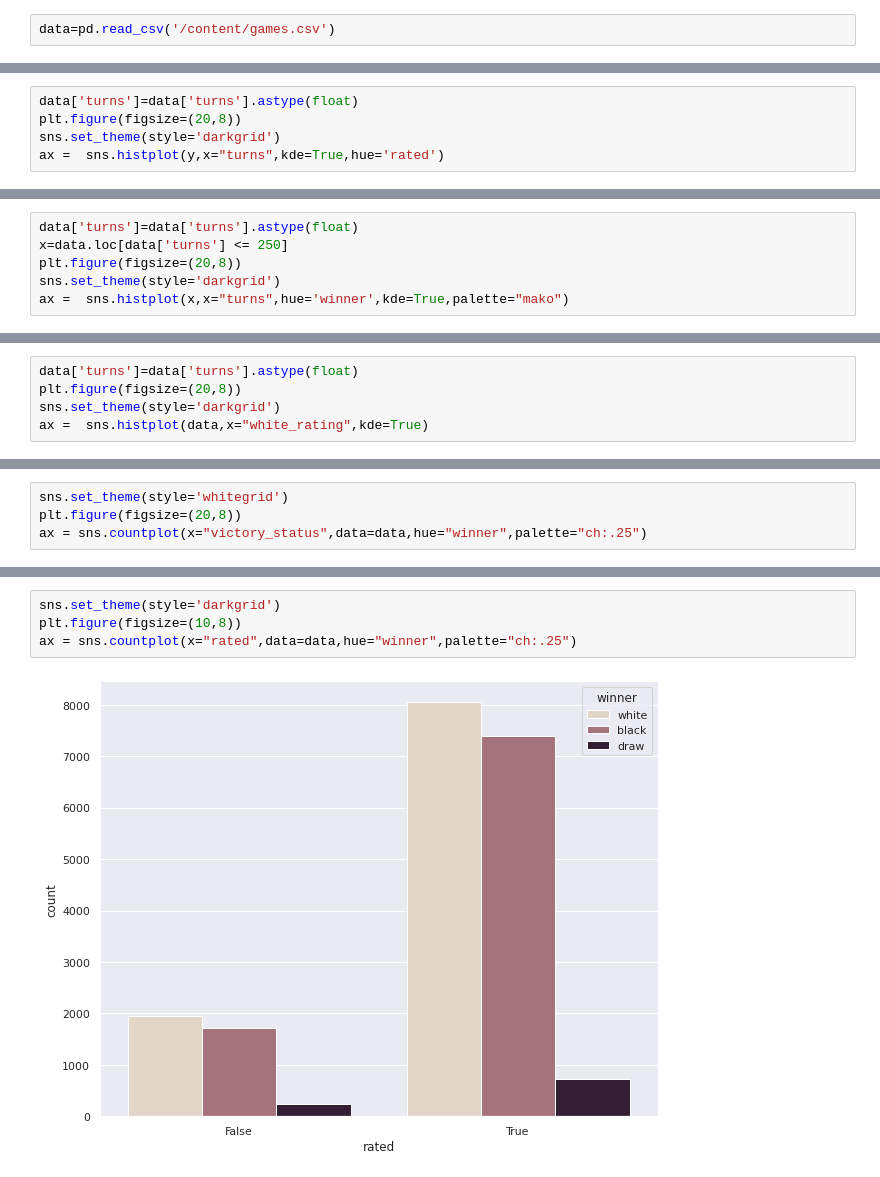
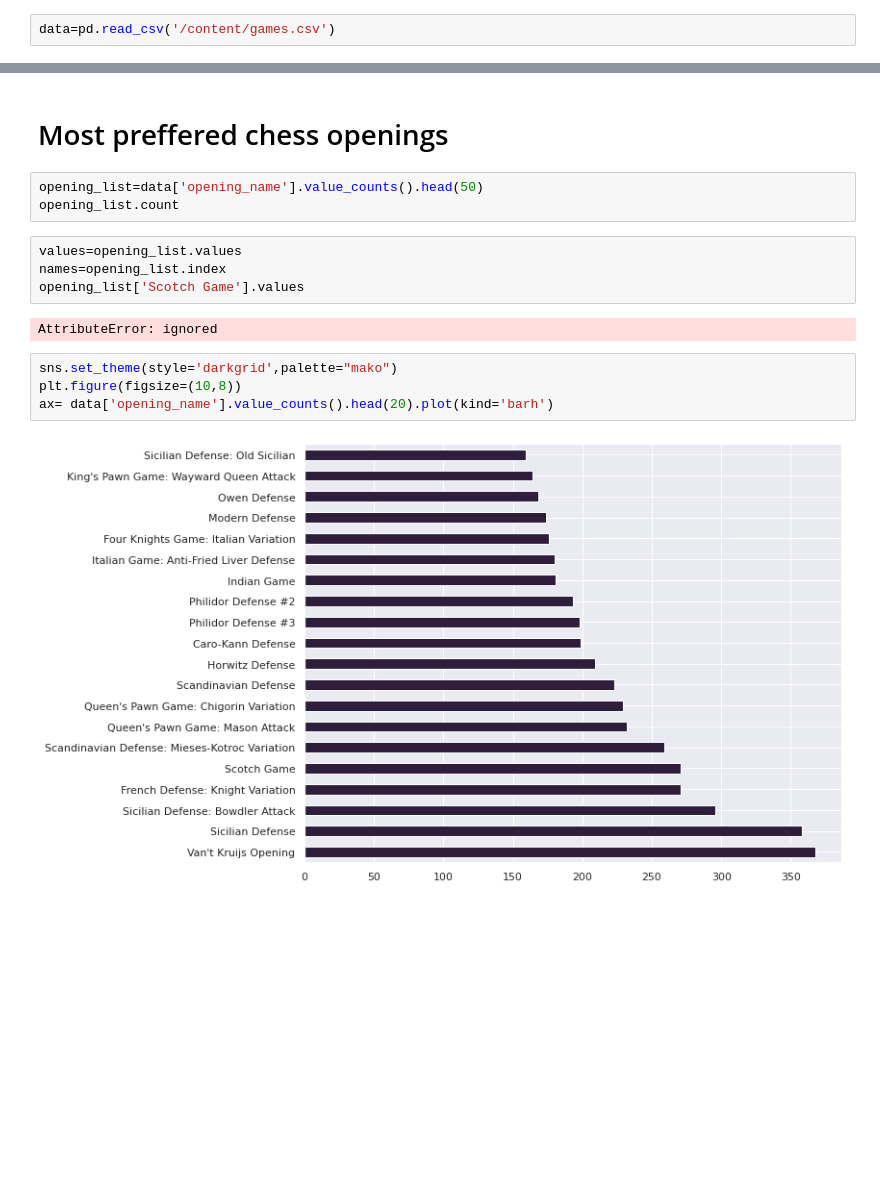
Before and after one commit to Gail529/Chess_EDA, a Jupyter notebook: chess_EDA.ipynb, the cells around one changed output, grey strips where cells are left out. Cells and saved outputs as stored; diff of their text form; blank space fills up the shorter version.

```diff
--- a/chess_EDA.ipynb
+++ b/chess_EDA.ipynb
@@ -138,5 +9,0 @@ ax =  sns.histplot(x,x="turns",kde=True,hue='rated')
-# %%
-data['turns']=data['turns'].astype(float)
-plt.figure(figsize=(20,8))
-sns.set_theme(style='darkgrid')
-ax =  sns.histplot(y,x="turns",kde=True,hue='rated')
@@ -145,6 +9,0 @@ ax =  sns.histplot(y,x="turns",kde=True,hue='rated')
-# %%
-data['turns']=data['turns'].astype(float)
-x=data.loc[data['turns'] <= 250]
-plt.figure(figsize=(20,8))
-sns.set_theme(style='darkgrid')
-ax =  sns.histplot(x,x="turns",hue='winner',kde=True,palette="mako")
@@ -153,5 +9,0 @@ ax =  sns.histplot(x,x="turns",hue='winner',kde=True,palette="mako")
-# %%
-data['turns']=data['turns'].astype(float)
-plt.figure(figsize=(20,8))
-sns.set_theme(style='darkgrid')
-ax =  sns.histplot(data,x="white_rating",kde=True)
@@ -166,4 +9,0 @@ ax =  sns.histplot(data,x="black_rating",kde=True)
-# %%
-sns.set_theme(style='whitegrid')
-plt.figure(figsize=(20,8))
-ax = sns.countplot(x="victory_status",data=data,hue="winner",palette="ch:.25")
@@ -217,6 +10,17 @@ ax = sns.countplot(x="victory_status",data=data,hue="rated",palette='mako')
-# %%
-sns.set_theme(style='darkgrid')
-plt.figure(figsize=(10,8))
-ax = sns.countplot(x="rated",data=data,hue="winner",palette="ch:.25")
-# %% [output]
-[figure, removed]
+# %% [markdown]
+# Most preffered chess openings
+# %%
+opening_list=data['opening_name'].value_counts().head(50)
+opening_list.count
+# %%
+values=opening_list.values
+names=opening_list.index
+opening_list['Scotch Game'].values
+# %% [output]
+AttributeError: ignored
+# %%
+sns.set_theme(style='darkgrid',palette="mako")
+plt.figure(figsize=(10,8))
+ax= data['opening_name'].value_counts().head(20).plot(kind='barh')
+# %% [output]
+[figure, added]
```
Also changed, not shown: parts of 36 cells of this notebook.
